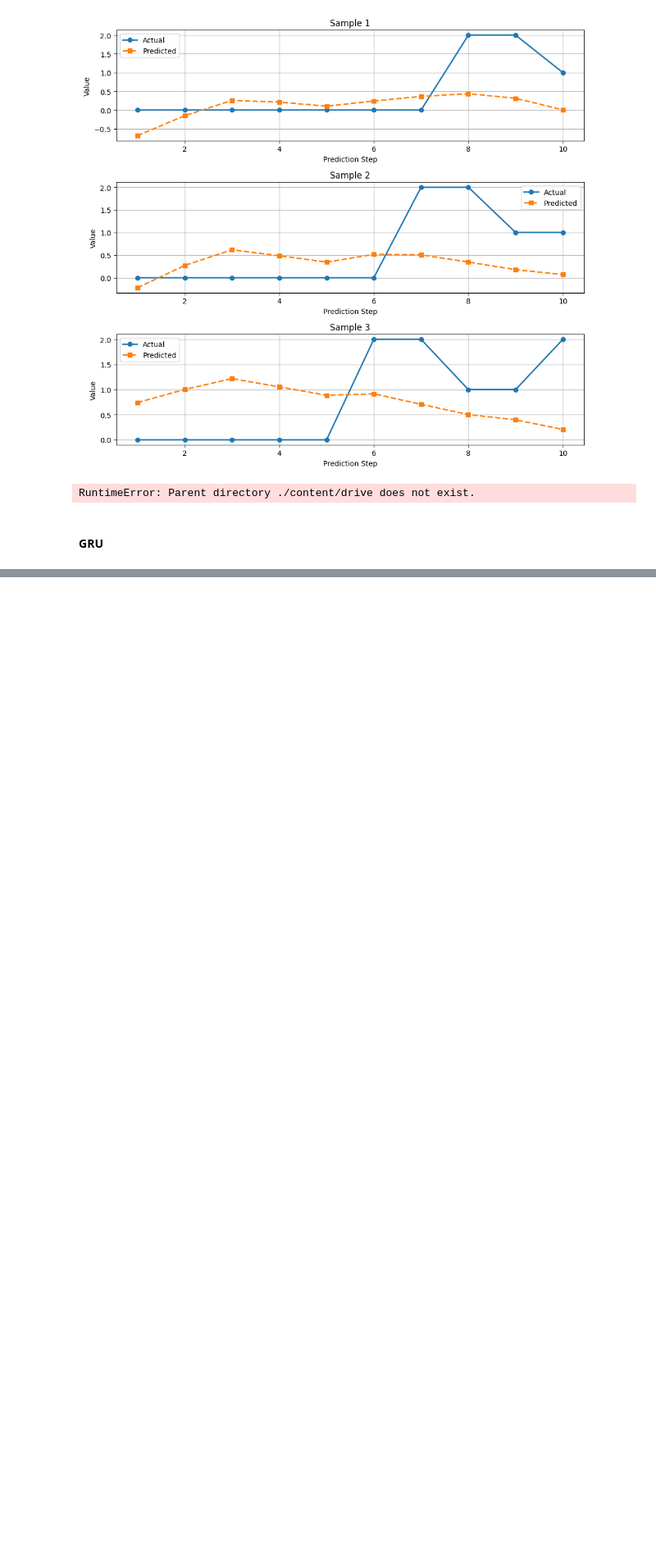
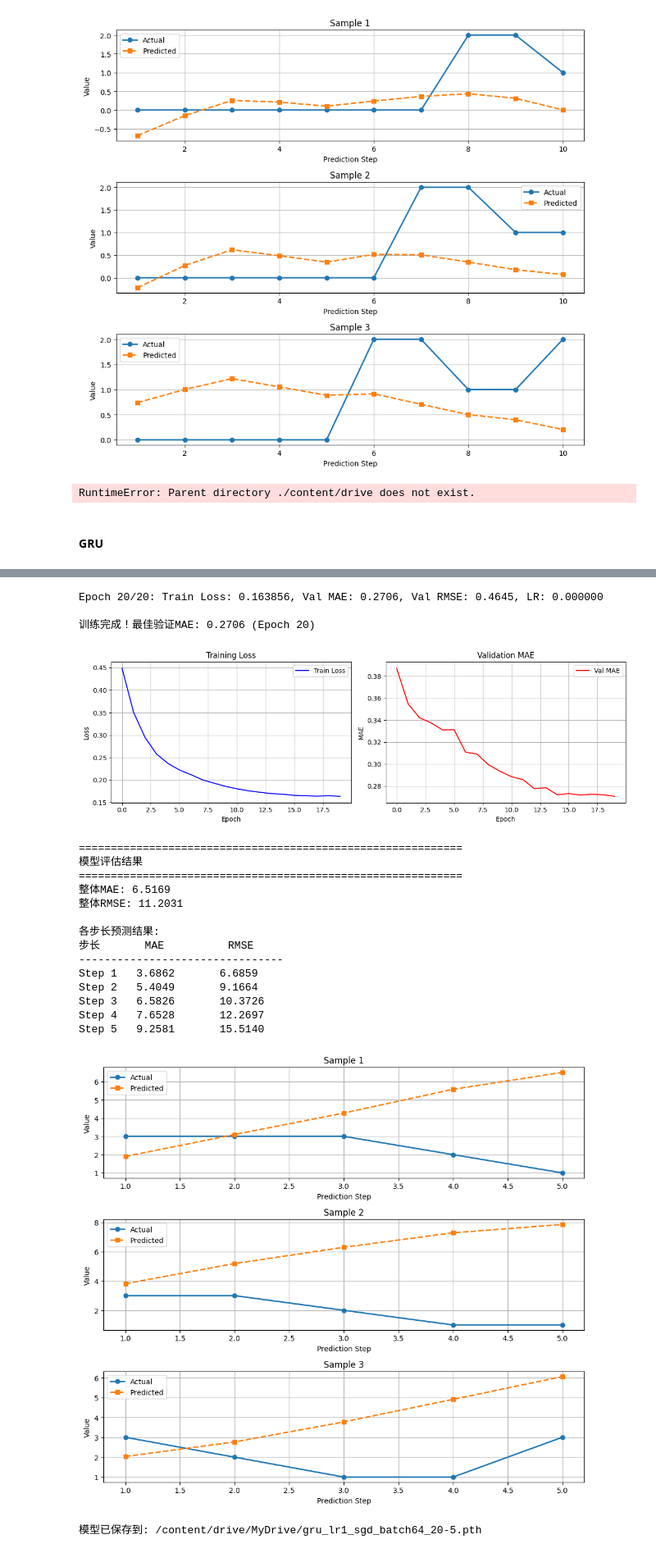
Before and after one commit to mysciz/xjtu-ml-class, a Jupyter notebook: exp/code/ml-exp2-seq.ipynb, the cells around one changed output, grey strips where cells are left out. Shown at 82% size. Saved outputs shown, nothing was run; the diff lists cells and outputs as text; code cells hidden in the pictures; blank space fills up the shorter version.

```diff
--- a/exp/code/ml-exp2-seq.ipynb
+++ b/exp/code/ml-exp2-seq.ipynb
@@ -845,0 +959,47 @@ KeyboardInterrupt:
+# %%
+# 1. 加载数据
+data_loader = ECGDataLoader(
+    filepaths=filepaths,
+    input_len=20,
+    output_len=5,
+    batch_size=64
+)
+# 2. 创建模型
+model = GRUTimeSeries(
+    input_size=1,        # 单变量时间序列
+    hidden_size=64,
+    num_layers=2,
+    output_size=5,      # 预测5个点
+    dropout=0.2
+)
+# 3. 创建训练器
+trainer = TimeSeriesTrainer(model, device)
+# 4. 训练模型
+trainer.train(
+    train_loader=data_loader.train_loader,
+    val_loader=data_loader.val_loader,
+    epochs=20,
+    optimizer_name='sgd',
+    lr=0.001,
+    weight_decay=1e-5,
+    scheduler_type='cosine',
+    early_stopping_patience=20,
+    verbose=True
+)
+# 5. 绘制训练曲线
+trainer.plot_history()
+# 6. 最终评估
+metrics = trainer.evaluate(
+    dataloader=data_loader.test_loader,
+    scaler=data_loader.scaler,
+    verbose=True
+)
+# 7. 可视化预测结果
+trainer.plot_predictions(
+    dataloader=data_loader.test_loader,
+    scaler=data_loader.scaler,
+    num_samples=3
+)
+# 8. 保存模型
+trainer.save_model('/content/drive/MyDrive/gru_lr1_sgd_batch64_20-5.pth')
+# %% [output]
@@ -845,0 +1022,20 @@ KeyboardInterrupt:
+Epoch 20/20: Train Loss: 0.163856, Val MAE: 0.2706, Val RMSE: 0.4645, LR: 0.000000
+
+训练完成！最佳验证MAE: 0.2706 (Epoch 20)
+[figure, added]
+============================================================
+模型评估结果
+============================================================
+整体MAE: 6.5169
+整体RMSE: 11.2031
+
+各步长预测结果:
+步长       MAE          RMSE
+--------------------------------
+Step 1   3.6862       6.6859
+Step 2   5.4049       9.1664
+Step 3   6.5826       10.3726
+Step 4   7.6528       12.2697
+Step 5   9.2581       15.5140
+[figure, added]
+模型已保存到: /content/drive/MyDrive/gru_lr1_sgd_batch64_20-5.pth
```
Also changed, not shown: parts of 8 cells of this notebook.
